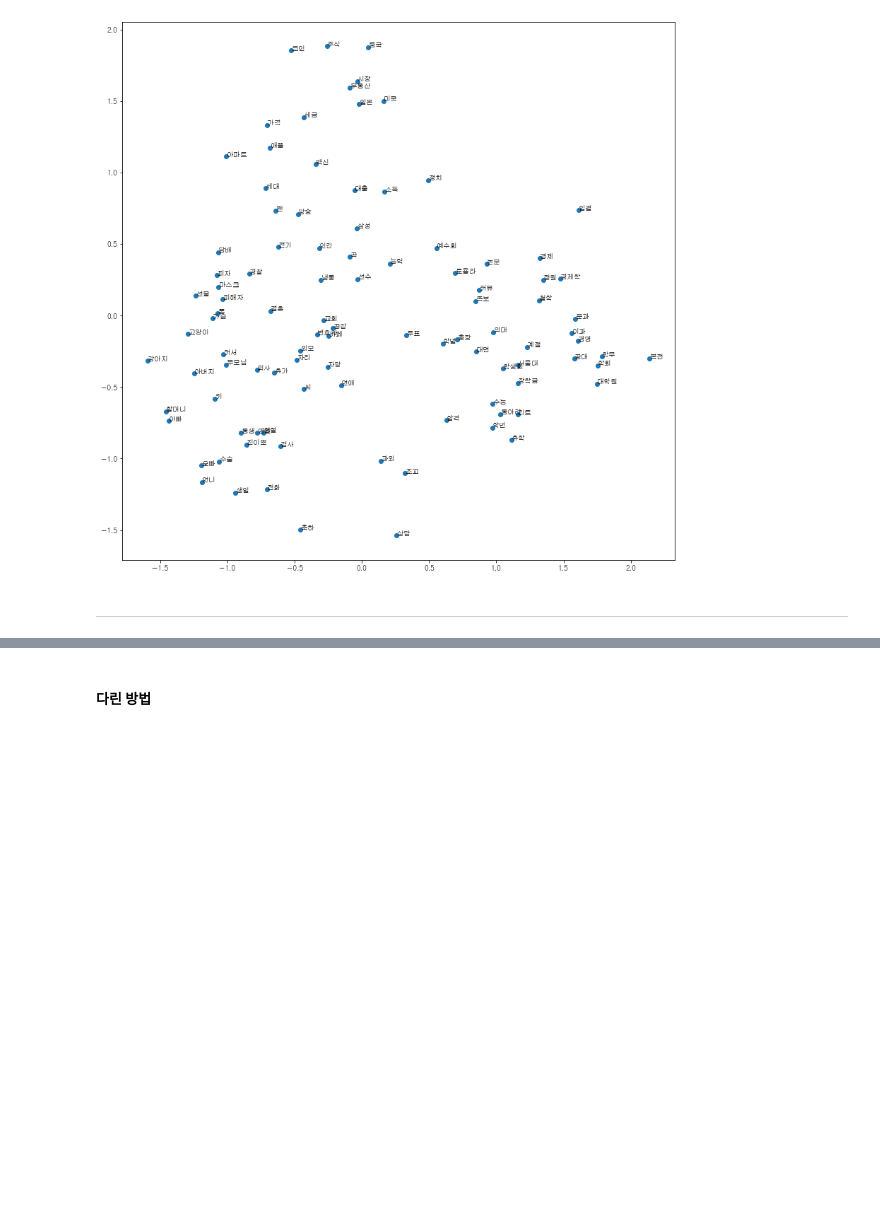
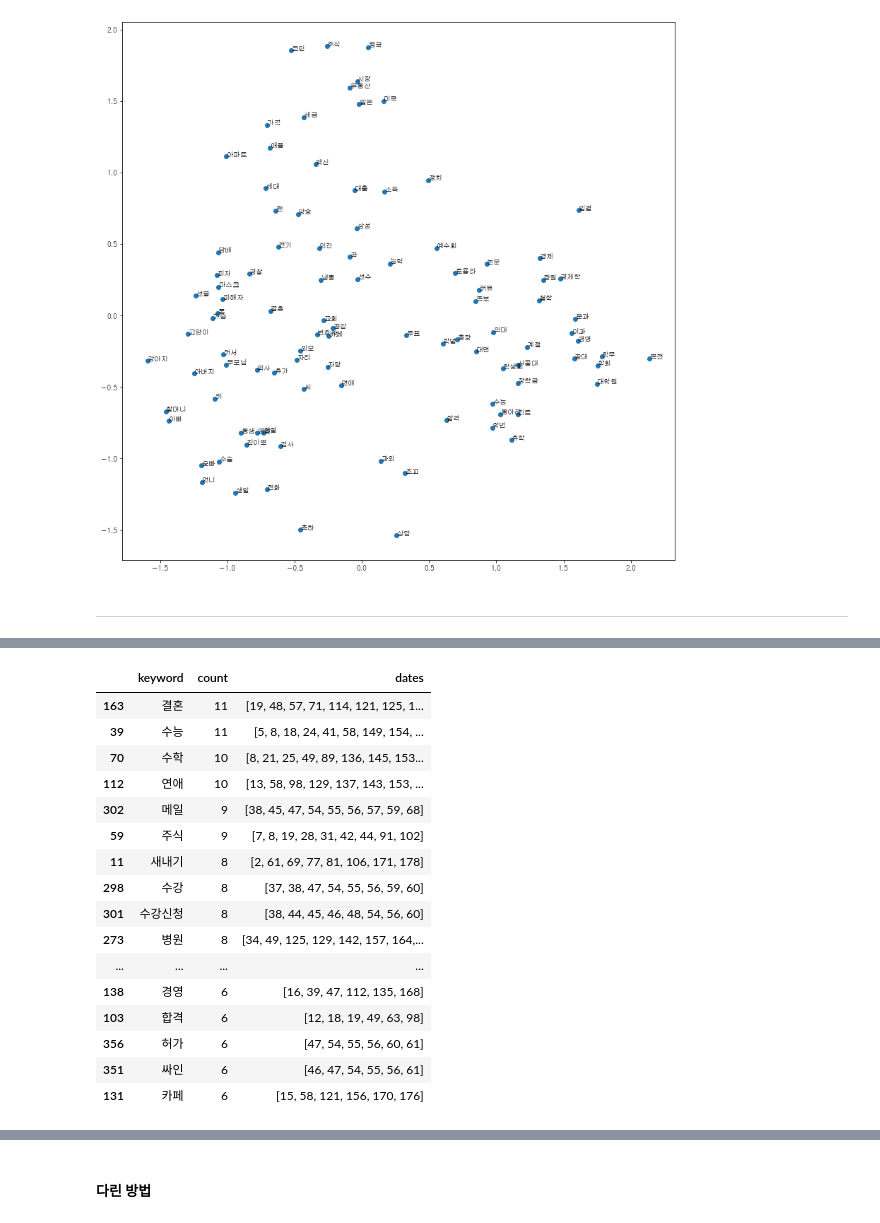
Before and after one commit to JourneyKo/ssodam, a Jupyter notebook: topic_more.ipynb, the cells around one changed output, grey strips where cells are left out. Saved outputs shown, nothing was run; the diff lists cells and outputs as text; code cells hidden in the pictures; blank space fills up the shorter version.

```diff
--- a/topic_more.ipynb
+++ b/topic_more.ipynb
@@ -570,0 +351,20 @@ bow_rev[:30]
+# %%
+bow10.sort_values('count',ascending=False).iloc[:30]
+# %% [output]
+|  | keyword | count | dates |
+| 163 | 결혼 | 11 | [19, 48, 57, 71, 114, 121, 125, 1... |
+| 39 | 수능 | 11 | [5, 8, 18, 24, 41, 58, 149, 154, ... |
+| 70 | 수학 | 10 | [8, 21, 25, 49, 89, 136, 145, 153... |
+| 112 | 연애 | 10 | [13, 58, 98, 129, 137, 143, 153, ... |
+| 302 | 메일 | 9 | [38, 45, 47, 54, 55, 56, 57, 59, 68] |
+| 59 | 주식 | 9 | [7, 8, 19, 28, 31, 42, 44, 91, 102] |
+| 11 | 새내기 | 8 | [2, 61, 69, 77, 81, 106, 171, 178] |
+| 298 | 수강 | 8 | [37, 38, 47, 54, 55, 56, 59, 60] |
+| 301 | 수강신청 | 8 | [38, 44, 45, 46, 48, 54, 56, 60] |
+| 273 | 병원 | 8 | [34, 49, 125, 129, 142, 157, 164,... |
+| ... | ... | ... | ... |
+| 138 | 경영 | 6 | [16, 39, 47, 112, 135, 168] |
+| 103 | 합격 | 6 | [12, 18, 19, 49, 63, 98] |
+| 356 | 허가 | 6 | [47, 54, 55, 56, 60, 61] |
+| 351 | 싸인 | 6 | [46, 47, 54, 55, 56, 61] |
+| 131 | 카페 | 6 | [15, 58, 121, 156, 170, 176] |
```
Also changed, not shown: parts of 82 cells of this notebook, 1 other file.
